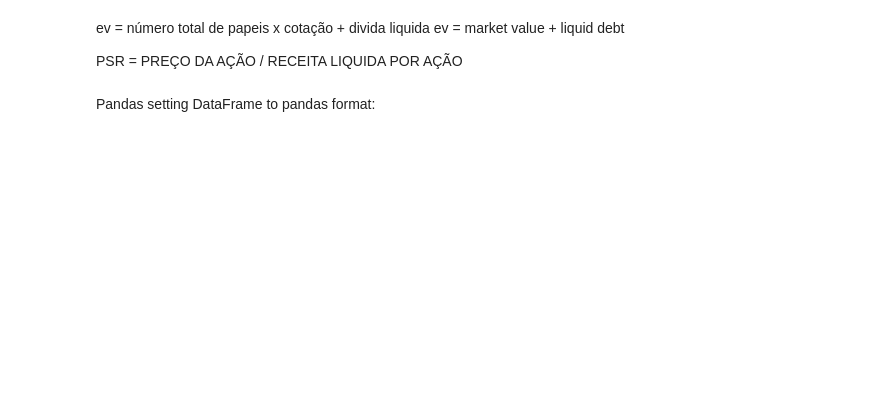
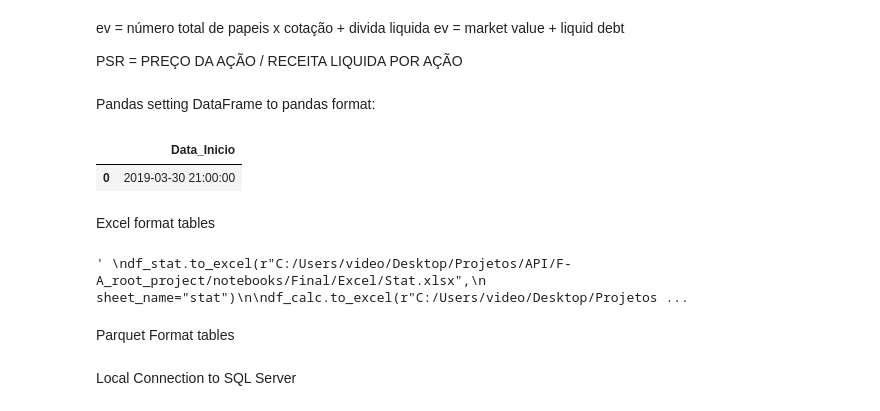
Before and after one commit to andrew3690/F-A_root_project, a Jupyter notebook: notebooks/Research_Stocks.ipynb, the cells around one changed output. Cells and saved outputs as stored; diff of their text form; code cells hidden in the pictures; blank space fills up the shorter version.

Commit message:
Creating connection with SQL SERVER and changing data file format to parquet

```diff
--- a/notebooks/Research_Stocks.ipynb
+++ b/notebooks/Research_Stocks.ipynb
@@ -203,5 +213,11 @@ p.Ticker == e.Ticker;
 """)#.createOrReplaceTempView("RSCH")
 # %%
 Balance = spark.sql("""
-SELECT * FROM Balance
+SELECT  Ticker,
+        Data_de_Reporte,
+        Moeda,
+        Receita_a_Pagar,
+        Receitas_a_Receber,
+        Bens_de_Capital
+FROM Balance
 """)
@@ -306,0 +244,6 @@ SELECT * FROM Balance
+# %%
+calendario = spark.sql("""
+SELECT
+    MIN(Data_de_Reporte) as Data_Inicio
+FROM Balance
+""")
@@ -324,8 +270,18 @@ df_calc = CALCULATE.toPandas()
 df_rsc = RSCH.toPandas()
 
 df_balance = Balance.toPandas()
+
+df_calendario = calendario.toPandas()
+# %%
+df_calendario
+# %% [output]
+|  | Data_Inicio |
+| 0 | 2019-03-30 21:00:00 |
+# %% [markdown]
+Excel format tables
 # %%
-df_stat.to_excel(r"C:/Users/video/Desktop/Projetos/API/F-A_root_project/notebooks/Final/Stat.xlsx",
+"""
+df_stat.to_excel(r"C:/Users/video/Desktop/Projetos/API/F-A_root_project/notebooks/Final/Excel/Stat.xlsx",
                  sheet_name="stat")
 
 df_calc.to_excel(r"C:/Users/video/Desktop/Projetos/API/F-A_root_project/notebooks/Final/Calcl.xlsx",
@@ -336,3 +292,8 @@ df_rsc.to_excel(r"C:/Users/video/Desktop/Projetos/API/F-A_root_project/notebooks
 
 df_balance.to_excel(r"C:/Users/video/Desktop/Projetos/API/F-A_root_project/notebooks/Final/Balance.xlsx",
                 sheet_name="balance")
+"""
+# %% [output]
+' \ndf_stat.to_excel(r"C:/Users/video/Desktop/Projetos/API/F-A_root_project/notebooks/Final/Excel/Stat.xlsx",\n                 sheet_name="stat")\n\ndf_calc.to_excel(r"C:/Users/video/Desktop/Projetos ...
+# %% [markdown]
+Parquet Format tables
@@ -338,0 +310,2 @@ df_balance.to_excel(r"C:/Users/video/Desktop/Projetos/API/F-A_root_project/noteb
+# %% [markdown]
+Local Connection to SQL Server
```
Also changed, not shown: parts of 22 cells of this notebook, 13 other files.
